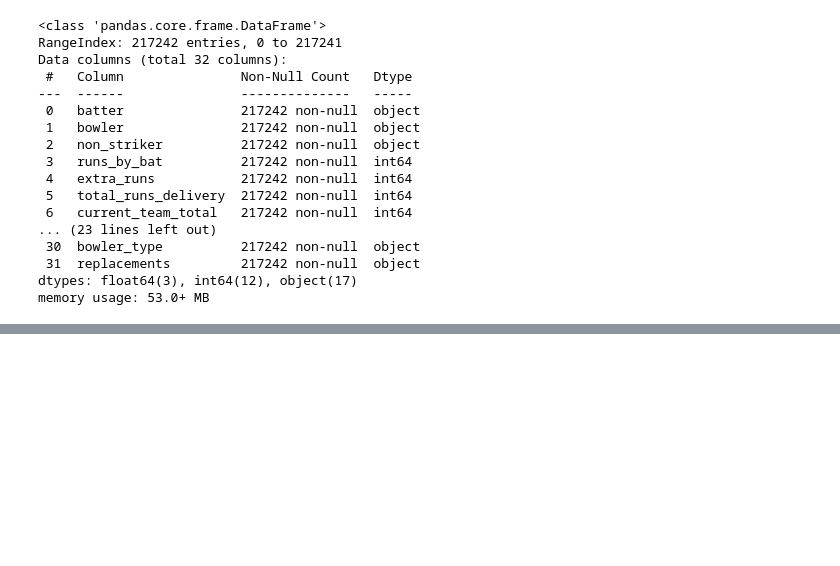
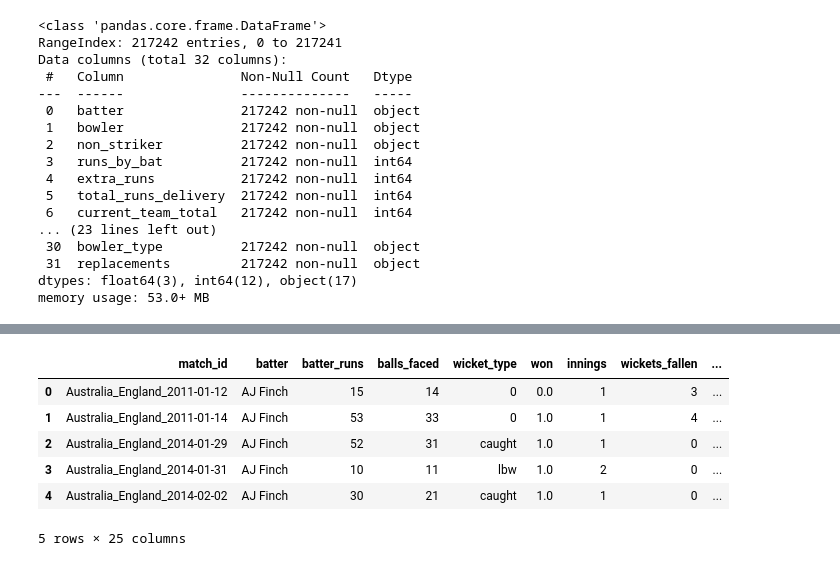
Before and after one commit to 19Kaumini/e19-co544-cricket-analytics-and-prediction, a Jupyter notebook: Models/Batting_Runs_Predictor/Batter_runs_predictor.ipynb, the cells around one changed output, grey strips where cells are left out. Cells and saved outputs as stored; diff of their text form; code cells hidden in the pictures; blank space fills up the shorter version.

```diff
--- a/Models/Batting_Runs_Predictor/Batter_runs_predictor.ipynb
+++ b/Models/Batting_Runs_Predictor/Batter_runs_predictor.ipynb
@@ -181,0 +245,11 @@ for player in data['batter'].unique():
+# %%
+merged_df.drop(['index','Unnamed: 0'], axis = 1, inplace = True)
+merged_df.head()
+# %% [output]
+|  | match_id | batter | batter_runs | balls_faced | wicket_type | won | innings | wickets_fallen | ... |
+| 0 | Australia_England_2011-01-12 | AJ Finch | 15 | 14 | 0 | 0.0 | 1 | 3 | ... |
+| 1 | Australia_England_2011-01-14 | AJ Finch | 53 | 33 | 0 | 1.0 | 1 | 4 | ... |
+| 2 | Australia_England_2014-01-29 | AJ Finch | 52 | 31 | caught | 1.0 | 1 | 0 | ... |
+| 3 | Australia_England_2014-01-31 | AJ Finch | 10 | 11 | lbw | 1.0 | 2 | 0 | ... |
+| 4 | Australia_England_2014-02-02 | AJ Finch | 30 | 21 | caught | 1.0 | 1 | 0 | ... |
+5 rows × 25 columns
```
Also changed, not shown: parts of 61 cells of this notebook, 5 other files.
